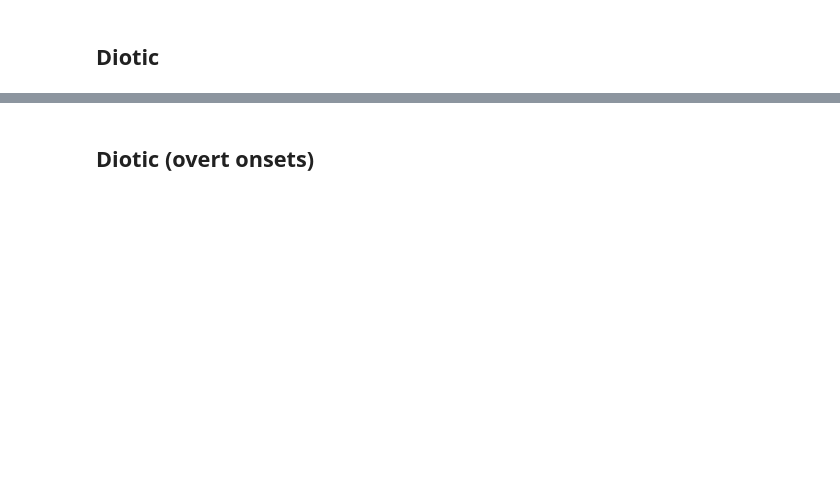
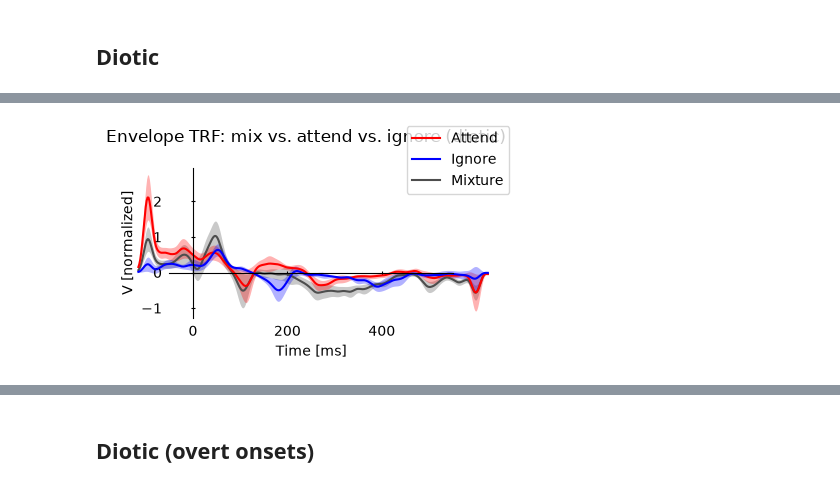
Before and after one commit to Oiggy/cocktail-cortical, a Jupyter notebook: analysis/cortical_analysis_2.ipynb, the cells around one changed output, grey strips where cells are left out. Cells and saved outputs as stored; diff of their text form; code cells hidden in the pictures; blank space fills up the shorter version.

```diff
--- a/analysis/cortical_analysis_2.ipynb
+++ b/analysis/cortical_analysis_2.ipynb
@@ -573,9 +745,11 @@ data = add_peak(data, 'negative', ENVELOPE_NEGATIVE_PEAK_WINDOW, kind='min')
 # %%
 # The envelope TRF waveform mix/attend/ignore were each just measured
 # from, overlaid so their shape and relative timing are visible
 # directly, not just as extracted peak numbers below.
 p = plot.UTSStat('trf_sm*1e3', 'role', data=data, frame='t', h=2.5, w=4, xlim=(-0.050, 0.550),
-                  title='Envelope TRF: mix vs. attend vs. ignore (diotic)', labels={'mix': 'Mixture', 'attend': 'Attend', 'ignore': 'Ignore'}, colors={'mix': '.3', 'attend': 'red', 'ignore': 'blue'})
+                  title='Envelope TRF: mix vs. attend vs. ignore (diotic)', labels=LABELS_ROLE, colors=COLORS_ROLE)
+# %% [output]
+[figure, added]
 # %%
 print_peak_table(data, 'positive', 'role')
 print_peak_table(data, 'negative', 'role')
```
Also changed, not shown: parts of 139 cells of this notebook.
